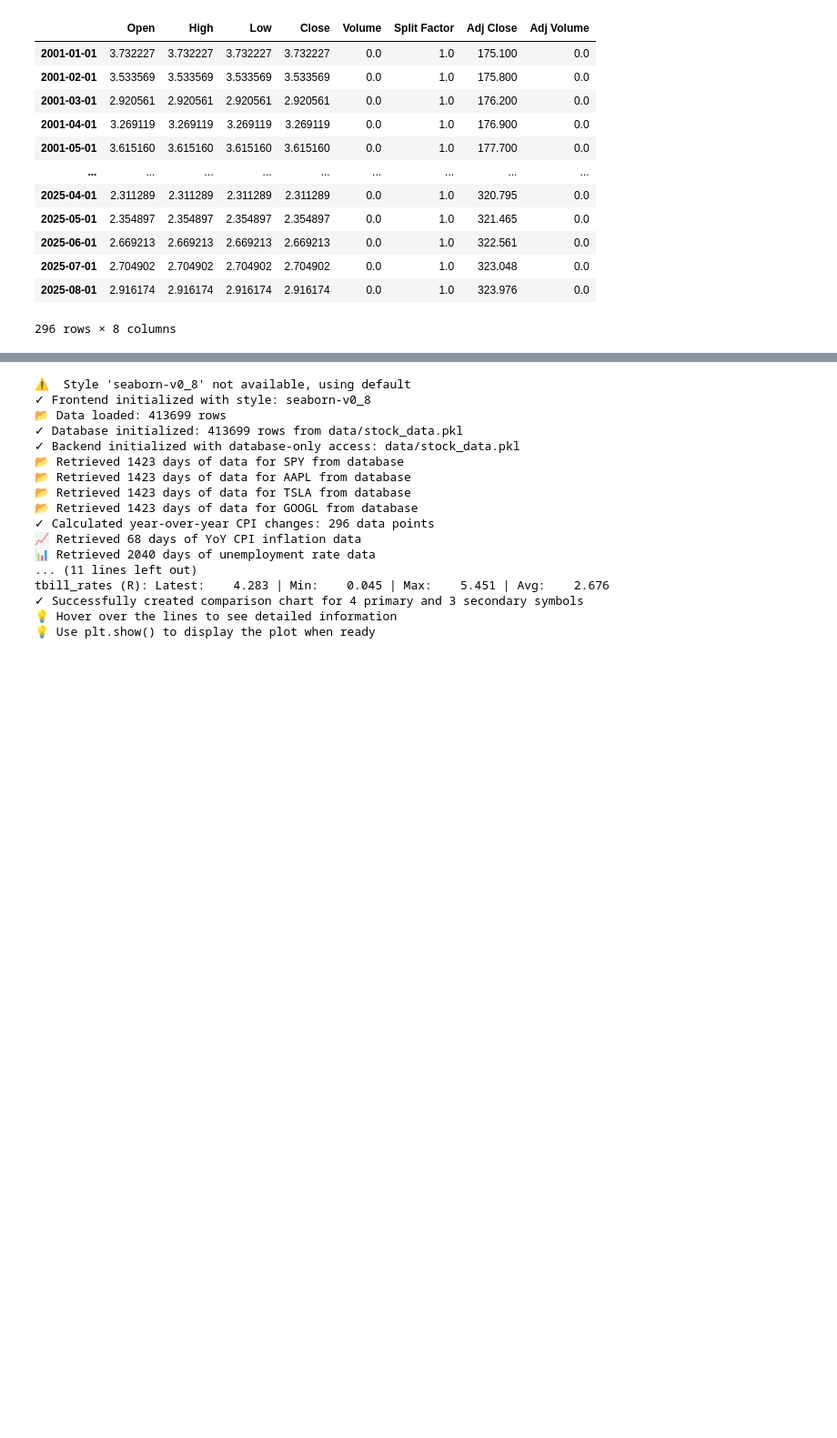
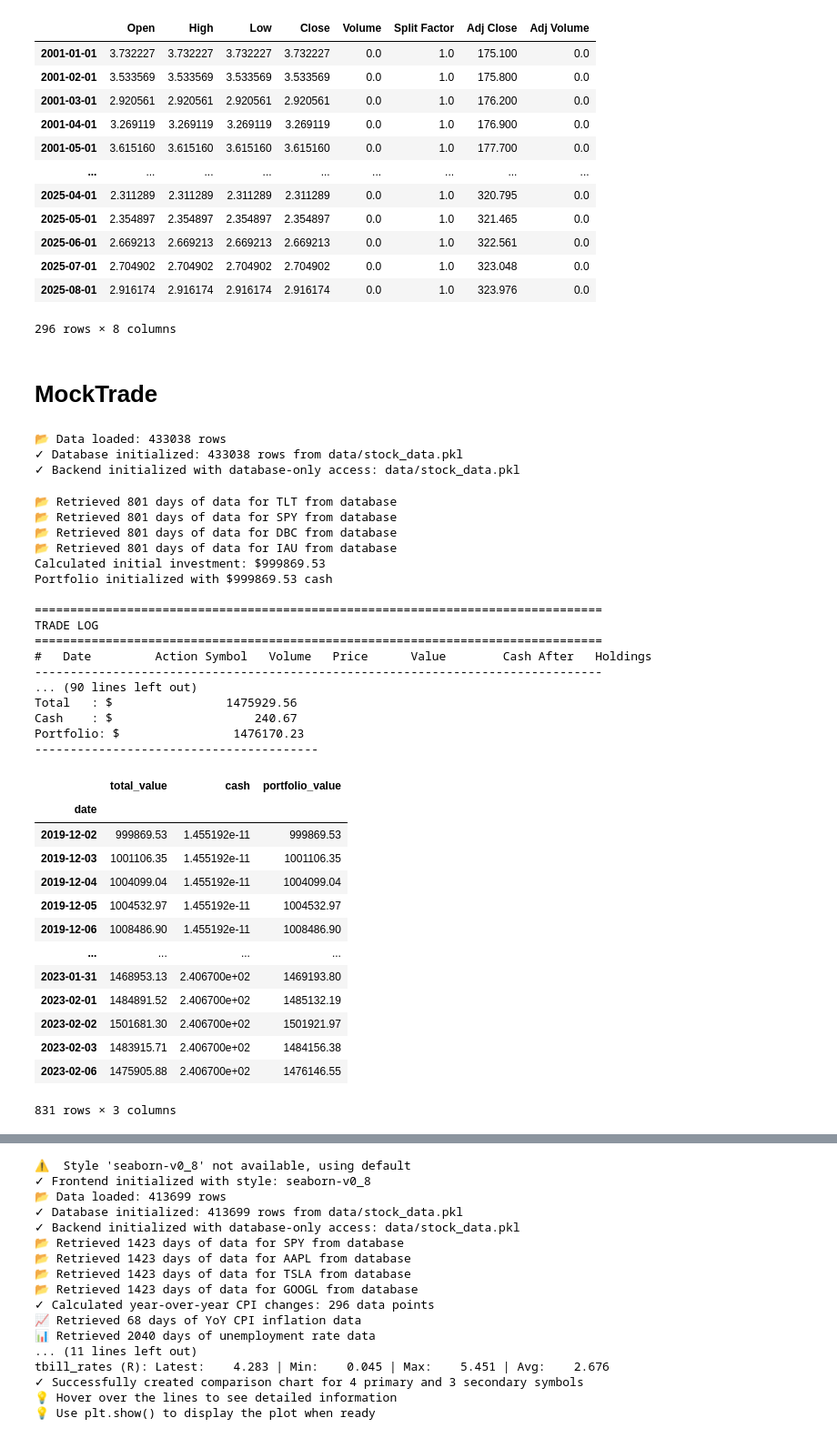
Before and after one commit to farrellsc/StockAnalysis, a Jupyter notebook: playground.ipynb, the cells around one changed output, grey strips where cells are left out. Shown at 91% size. Cells and saved outputs as stored; diff of their text form; code cells hidden in the pictures; blank space fills up the shorter version.

```diff
--- a/playground.ipynb
+++ b/playground.ipynb
@@ -276,3 +280,61 @@ backend.get_yoy_cpi_inflation()
 | 2025-07-01 | 2.704902 | 2.704902 | 2.704902 | 2.704902 | 0.0 | 1.0 | 323.048 | 0.0 |
 | 2025-08-01 | 2.916174 | 2.916174 | 2.916174 | 2.916174 | 0.0 | 1.0 | 323.976 | 0.0 |
 296 rows × 8 columns
+# %% [markdown]
+# MockTrade
+# %%
+
+START_DATE = '2019-12-01'
+END_DATE = '2023-02-06'
+
+mock = MockTrade(
+    backend = Backend(Database("data/stock_data.pkl")),
+    trade_history=[
+        Trade(symbol="SPY", volume=1925, date=START_DATE),
+        Trade(symbol="TLT", volume=1446, date=START_DATE),
+        Trade(symbol="IAU", volume=3576, date=START_DATE),
+        Trade(symbol="DBC", volume=6539, date=START_DATE),
+        Trade(symbol="TLT", volume=-1446, date='2020-04-20'),
+        Trade(symbol="SPY", volume=895, date='2020-04-21'),
+        Trade(symbol="DBC", volume=-6540, date='2022-06-06'),
+        Trade(symbol="SPY", volume=472, date='2022-06-07'),
+    ],
+    start_date=START_DATE, end_date=END_DATE)
+# %% [output]
+📂 Data loaded: 433038 rows
+✓ Database initialized: 433038 rows from data/stock_data.pkl
+✓ Backend initialized with database-only access: data/stock_data.pkl
+# %%
+mock.mock()
+# %% [output]
+📂 Retrieved 801 days of data for TLT from database
+📂 Retrieved 801 days of data for SPY from database
+📂 Retrieved 801 days of data for DBC from database
+📂 Retrieved 801 days of data for IAU from database
+Calculated initial investment: $999869.53
+Portfolio initialized with $999869.53 cash
+
+================================================================================
+TRADE LOG
+================================================================================
+#   Date         Action Symbol   Volume   Price      Value        Cash After   Holdings
+--------------------------------------------------------------------------------
+... (90 lines left out)
+Total   : $                1475929.56
+Cash    : $                    240.67
+Portfolio: $                1476170.23
+----------------------------------------
+|  | total_value | cash | portfolio_value |
+| date |  |  |  |
+| 2019-12-02 | 999869.53 | 1.455192e-11 | 999869.53 |
+| 2019-12-03 | 1001106.35 | 1.455192e-11 | 1001106.35 |
+| 2019-12-04 | 1004099.04 | 1.455192e-11 | 1004099.04 |
+| 2019-12-05 | 1004532.97 | 1.455192e-11 | 1004532.97 |
+| 2019-12-06 | 1008486.90 | 1.455192e-11 | 1008486.90 |
+| ... | ... | ... | ... |
+| 2023-01-31 | 1468953.13 | 2.406700e+02 | 1469193.80 |
+| 2023-02-01 | 1484891.52 | 2.406700e+02 | 1485132.19 |
+| 2023-02-02 | 1501681.30 | 2.406700e+02 | 1501921.97 |
+| 2023-02-03 | 1483915.71 | 2.406700e+02 | 1484156.38 |
+| 2023-02-06 | 1475905.88 | 2.406700e+02 | 1476146.55 |
+831 rows × 3 columns
```
Also changed, not shown: parts of 8 cells of this notebook, 3 other files.
